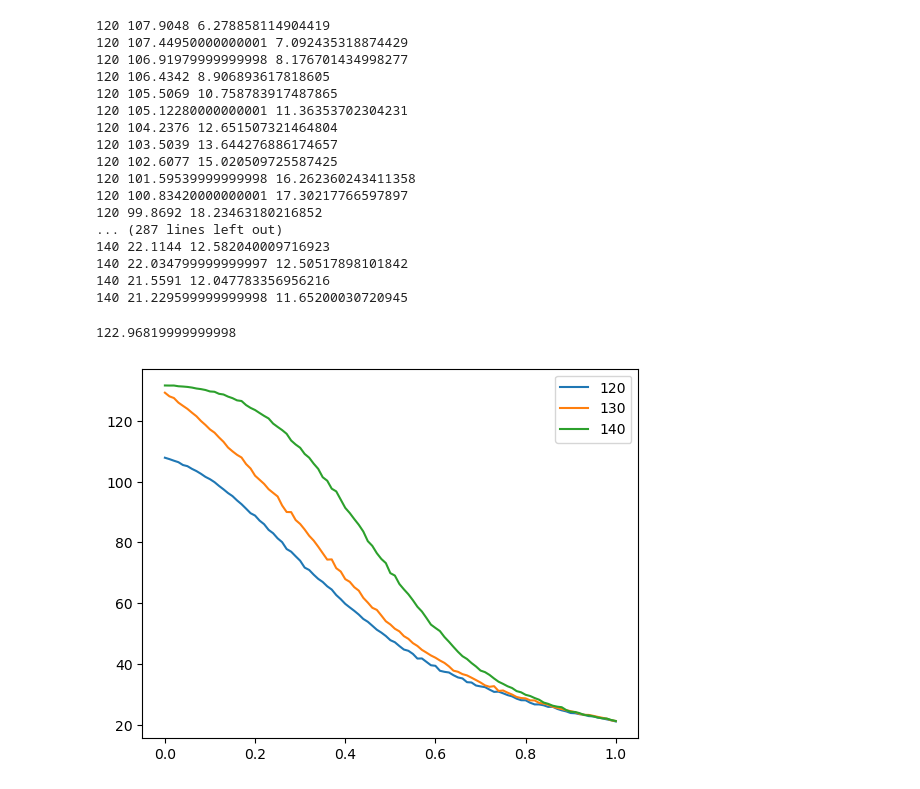
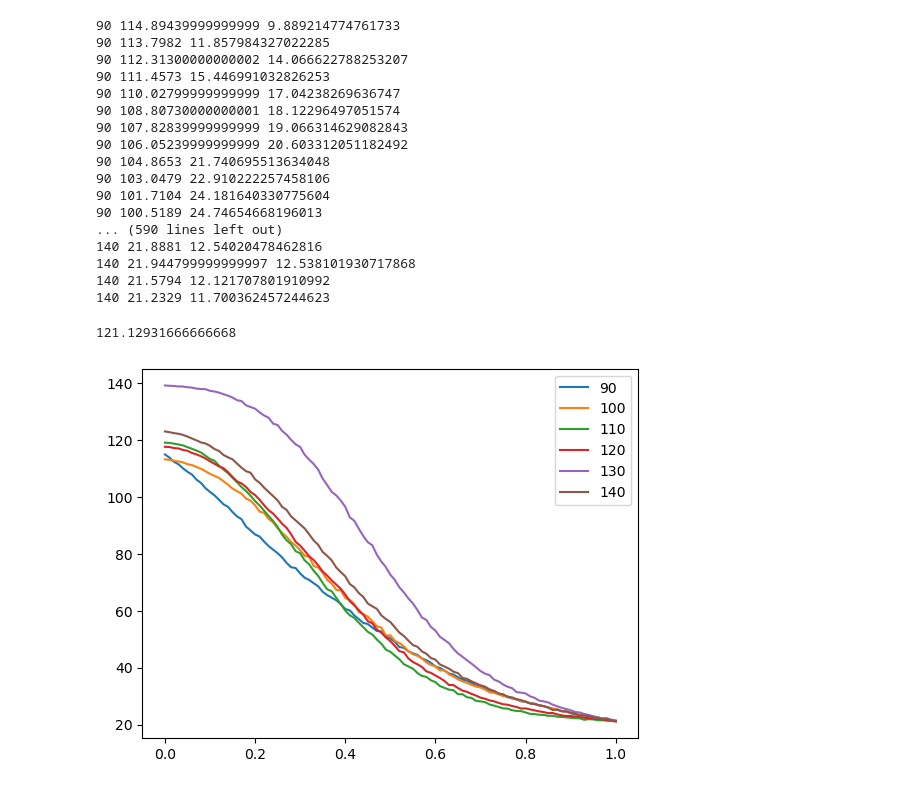
Before and after one commit to mvdbremt/Performance-Specific-Reinforcement-learning, a Jupyter notebook: MultiTraining.ipynb, the cells around one changed output. Saved outputs shown, nothing was run; the diff lists cells and outputs as text; code cells hidden in the pictures.

```diff
--- a/MultiTraining.ipynb
+++ b/MultiTraining.ipynb
@@ -400,7 +439,8 @@ distancetomeanAll=[]
 for goal in range(60,170,10):
     distancetomean=[]
     for type in range(0,11):
-        _,_,_,agent=uniTraining(goal,episodeNumber=10000,type="inc",p=3.5)
+        _,_,_,agent=uniTraining(goal,episodeNumber=30000,type="inc",p=3.5)
+        agent=failSafeTrain(agent,goal)
         mean=[]
         std=[]
         for i in range(10):
@@ -448,6 +472,7 @@ for type in ["inc"]:
     distancetomean=[]
     for goal in range(60,170,10):
         _,_,_,agent=uniTraining(goal,episodeNumber=30000,type="inc",p=3.5)
+        agent=failSafeTrain(agent,goal)
         mean=[]
         std=[]
         for i in range(10):
@@ -469,7 +510,7 @@ plt.savefig("SVG/MultiGoalIncreasedmean.svg")
 # %%
 distancetomeanAll3=[]
 distancetoSTDAll3=[]
-for goal in range(120,150,10):
+for goal in range(90,150,10):
     distancetomean=[]
     distancetostd=[]
     _,_,_,agent=uniTraining(goal,episodeNumber=30000,type="inc",p=3.5)
@@ -486,35 +527,35 @@ for goal in range(120,150,10):
     distancetomeanAll3.append(distancetomean)
     distancetoSTDAll3.append(distancetostd)
 # %% [output]
-120 107.9048 6.278858114904419
-120 107.44950000000001 7.092435318874429
-120 106.91979999999998 8.176701434998277
-120 106.4342 8.906893617818605
-120 105.5069 10.758783917487865
-120 105.12280000000001 11.36353702304231
-120 104.2376 12.651507321464804
-120 103.5039 13.644276886174657
-120 102.6077 15.020509725587425
-120 101.59539999999998 16.262360243411358
-120 100.83420000000001 17.30217766597897
-120 99.8692 18.23463180216852
-... (287 lines left out)
-140 22.1144 12.582040009716923
-140 22.034799999999997 12.50517898101842
-140 21.5591 12.047783356956216
-140 21.229599999999998 11.65200030720945
+90 114.89439999999999 9.889214774761733
+90 113.7982 11.857984327022285
+90 112.31300000000002 14.066622788253207
+90 111.4573 15.446991032826253
+90 110.02799999999999 17.04238269636747
+90 108.80730000000001 18.12296497051574
+90 107.82839999999999 19.066314629082843
+90 106.05239999999999 20.603312051182492
+90 104.8653 21.740695513634048
+90 103.0479 22.910222257458106
+90 101.7104 24.181640330775604
+90 100.5189 24.74654668196013
+... (590 lines left out)
+140 21.8881 12.54020478462816
+140 21.944799999999997 12.538101930717868
+140 21.5794 12.121707801910992
+140 21.2329 11.700362457244623
 # %%
 avgstart=[]
 for i in distancetomeanAll3:
     plt.plot([x/100 for x in range(0,101)],i)
     avgstart.append(i[0])
 
 print(np.mean(avgstart))
-plt.legend([x for x in range(120,150,10)])
+plt.legend([x for x in range(90,150,10)])
 plt.savefig("SVG/MultiGoalIncreasedRand1.svg")
 # %% [output]
-122.96819999999998
+121.12931666666668
-[figure, old version]
+[figure, new version]
 # %%
 avgstart=[]
 for i in distancetoSTDAll3:
```
Also changed, not shown: parts of 14 cells of this notebook, 4 other files.
